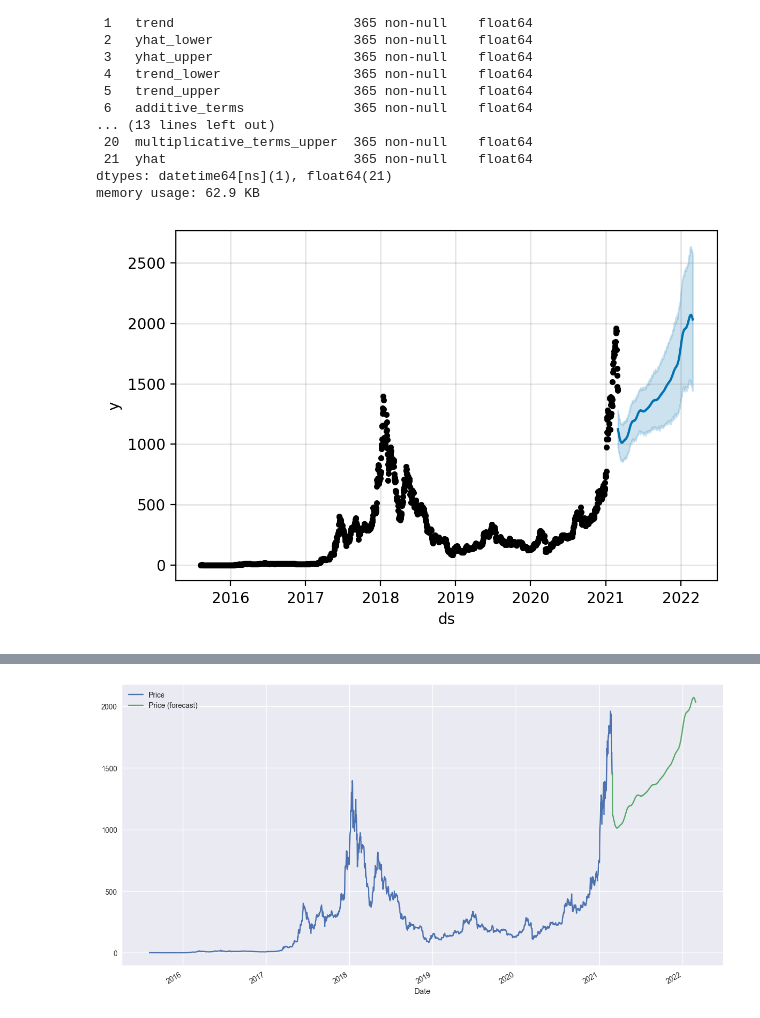
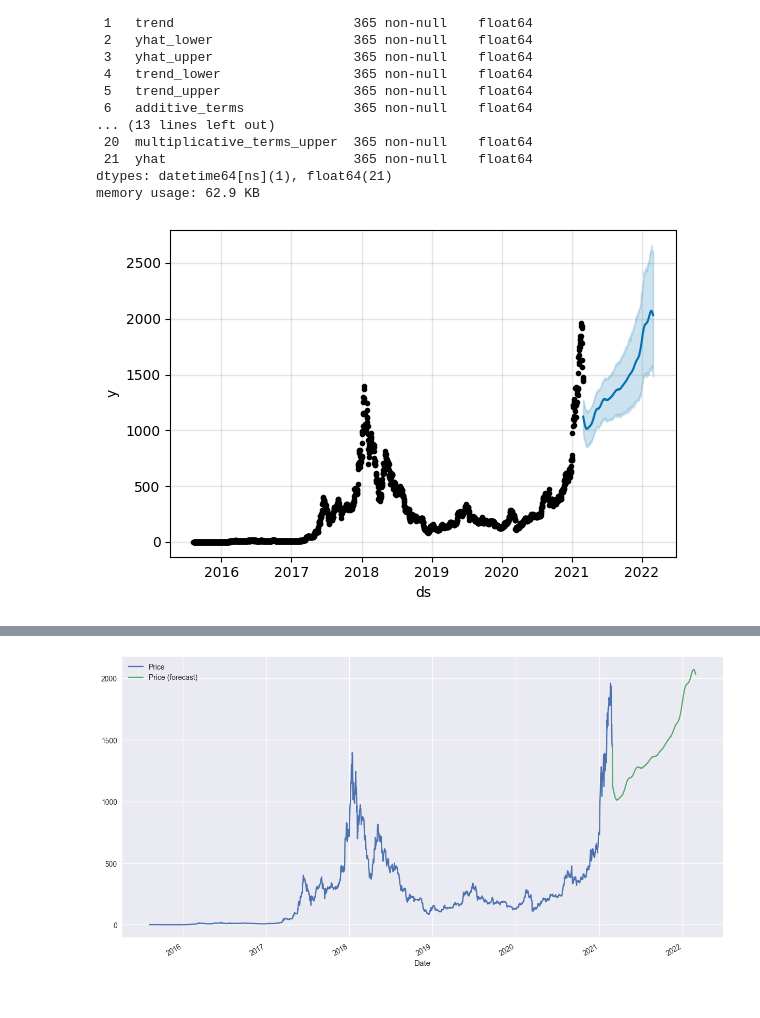
Before and after one commit to fgladisch/ethereum-price-forecast, a Jupyter notebook: ethereum_price_forecast.ipynb, the cells around one changed output, grey strips where cells are left out. Drawn from its saved outputs; the diff is of its cells as text; code cells hidden in the pictures.

```diff
--- a/ethereum_price_forecast.ipynb
+++ b/ethereum_price_forecast.ipynb
@@ -131,16 +131,16 @@ memory usage: 62.9 KB
 # %%
 import matplotlib as mpl
 import matplotlib.pyplot as plt
 
-fig = plt.figure(dpi=200)
+fig = plt.figure(dpi=100)
 
 fig.set_facecolor("white")
 
 prophet_plot_forecast_fig = prophet.plot(forecast, ax=fig.gca());
 
 prophet_plot_forecast_fig.savefig('forecast_details.png')
 # %% [output]
-[figure, old version]
+[figure, new version]
 # %%
 prophet.plot_components(forecast);
 # %% [output]
```
Also changed, not shown: parts of 2 cells of this notebook, 3 other files.
